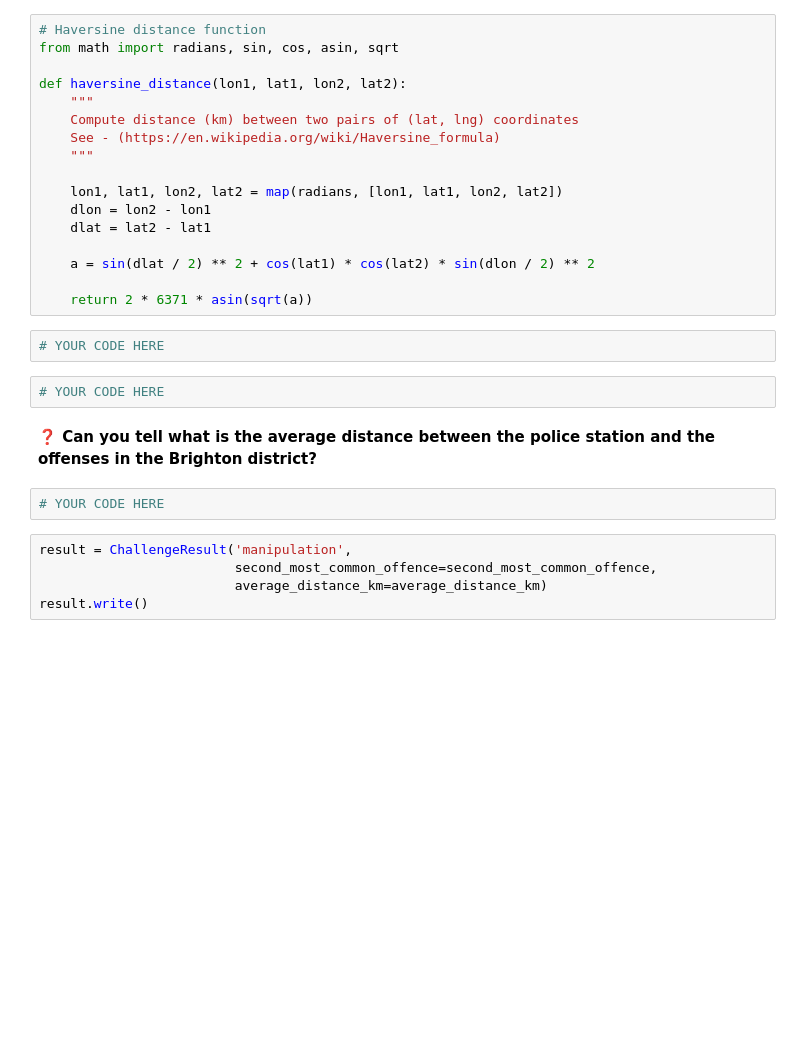
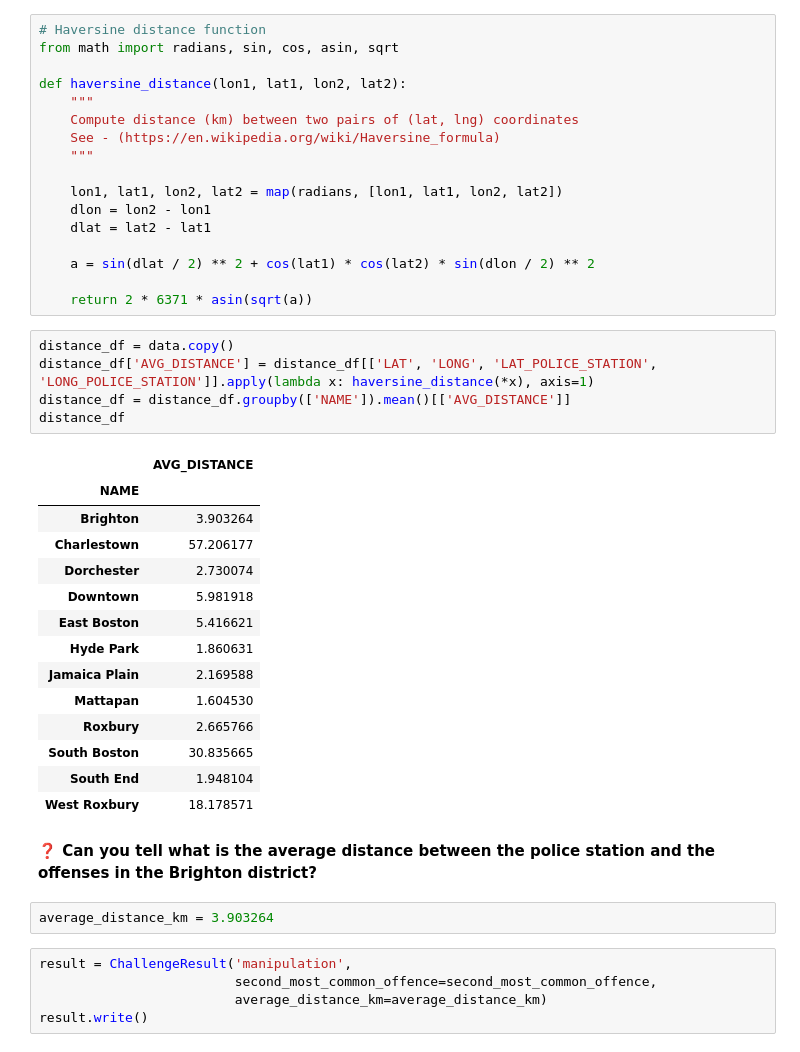
Before and after one commit to alexisgourdol/data-certification-exam, a Jupyter notebook: decision_science/boston_crimes.ipynb, the cells around one changed output. Drawn from its saved outputs; the diff is of its cells as text; blank space fills up the shorter version.

```diff
--- a/decision_science/boston_crimes.ipynb
+++ b/decision_science/boston_crimes.ipynb
@@ -497,14 +529,30 @@ def haversine_distance(lon1, lat1, lon2, lat2):
     a = sin(dlat / 2) ** 2 + cos(lat1) * cos(lat2) * sin(dlon / 2) ** 2
 
     return 2 * 6371 * asin(sqrt(a))
-# %%
-# YOUR CODE HERE
-# %%
-# YOUR CODE HERE
+# %%
+distance_df = data.copy()
+distance_df['AVG_DISTANCE'] = distance_df[['LAT', 'LONG', 'LAT_POLICE_STATION', 'LONG_POLICE_STATION']].apply(lambda x: haversine_distance(*x), axis=1)
+distance_df = distance_df.groupby(['NAME']).mean()[['AVG_DISTANCE']]
+distance_df
+# %% [output]
+|  | AVG_DISTANCE |
+| NAME |  |
+| Brighton | 3.903264 |
+| Charlestown | 57.206177 |
+| Dorchester | 2.730074 |
+| Downtown | 5.981918 |
+| East Boston | 5.416621 |
+| Hyde Park | 1.860631 |
+| Jamaica Plain | 2.169588 |
+| Mattapan | 1.604530 |
+| Roxbury | 2.665766 |
+| South Boston | 30.835665 |
+| South End | 1.948104 |
+| West Roxbury | 18.178571 |
 # %% [markdown]
 **❓ Can you tell what is the average distance between the police station and the offenses in the Brighton district?**
-# %%
-# YOUR CODE HERE
+# %%
+average_distance_km = 3.903264
 # %%
 result = ChallengeResult('manipulation',
                          second_most_common_offence=second_most_common_offence,
```
Also changed, not shown: parts of 7 cells of this notebook, 2 other files.
